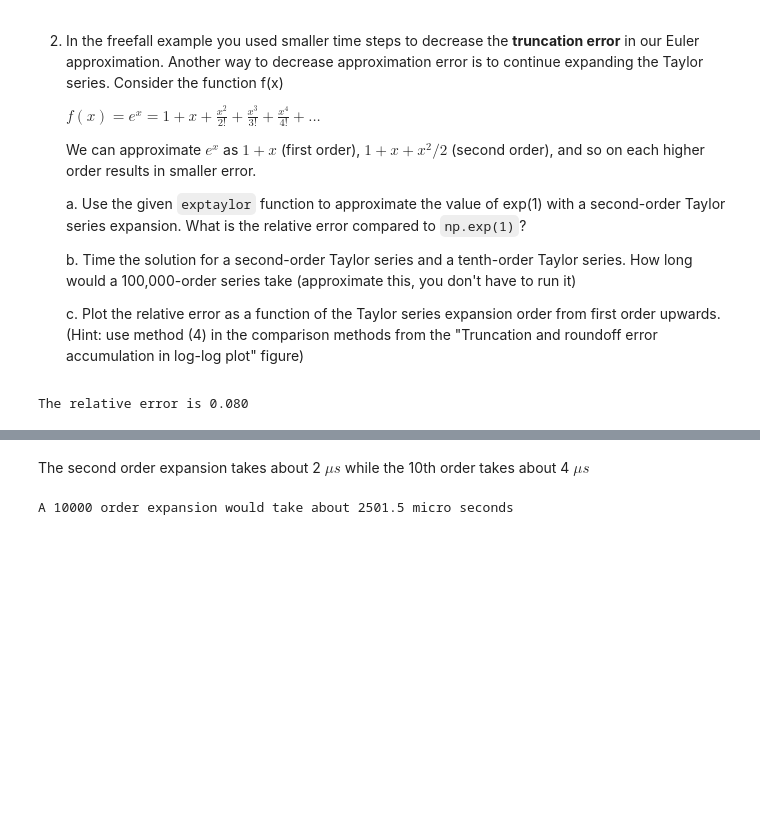
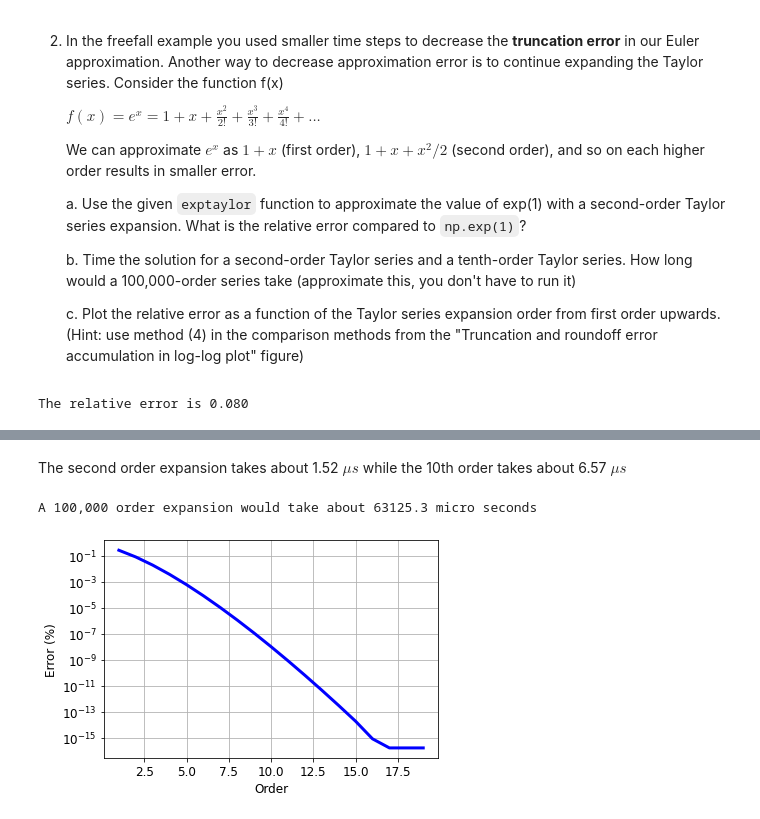
Before and after one commit to hamwalker/computational-mechanics, a Jupyter notebook: module_01/notebooks/HW_01.ipynb, the cells around one changed output, grey strips where cells are left out. Drawn from its saved outputs; the diff is of its cells as text; code cells hidden in the pictures; blank space fills up the shorter version.

```diff
--- a/module_01/notebooks/HW_01.ipynb
+++ b/module_01/notebooks/HW_01.ipynb
@@ -336,5 +350,5 @@ Wall time: 4.77 µs
 # %% [markdown]
-The second order expansion takes about 2 $\mu s$ while the 10th order takes about 4 $\mu s$
+The second order expansion takes about 1.52 $\mu s$ while the 10th order takes about 6.57 $\mu s$
 # %%
 def linInterp(x,p1,p2):
     '''linear interplation function
@@ -348,6 +362,16 @@ def linInterp(x,p1,p2):
 
 
 
-print('A 10000 order expansion would take about {:4.1f} micro seconds' .format(linInterp(10000,[2,2],[10,4])))
+print('A 100,000 order expansion would take about {:4.1f} micro seconds' .format(linInterp(100000,[2,1.52],[10,6.57])))
 # %% [output]
-A 10000 order expansion would take about 2501.5 micro seconds
+A 100,000 order expansion would take about 63125.3 micro seconds
+# %%
+exp1taylor = np.array([exptaylor(1,n) for n in np.arange(1,20)])
+rel_error = np.abs(exp1taylor-np.exp(1))/np.exp(1)
+
+plt.semilogy(np.arange(1,20), rel_error,color='b', linestyle='-')
+plt.xlabel('Order')
+plt.ylabel('Error (%)')
+plt.grid(axis='both')
+# %% [output]
+[figure, added]
```
Also changed, not shown: parts of 12 cells of this notebook, 5 other files.
